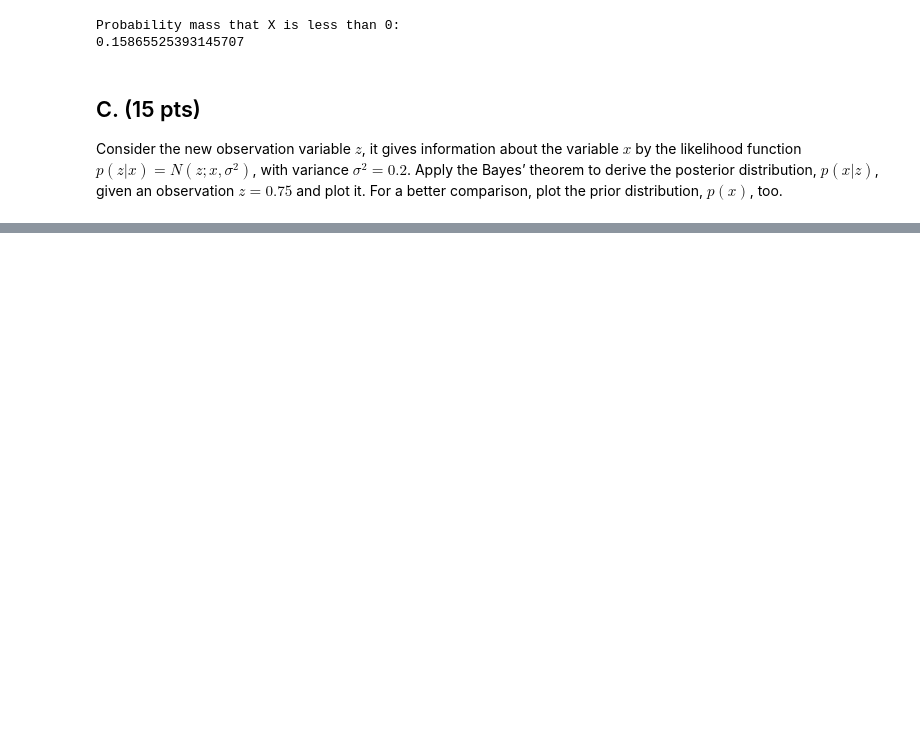
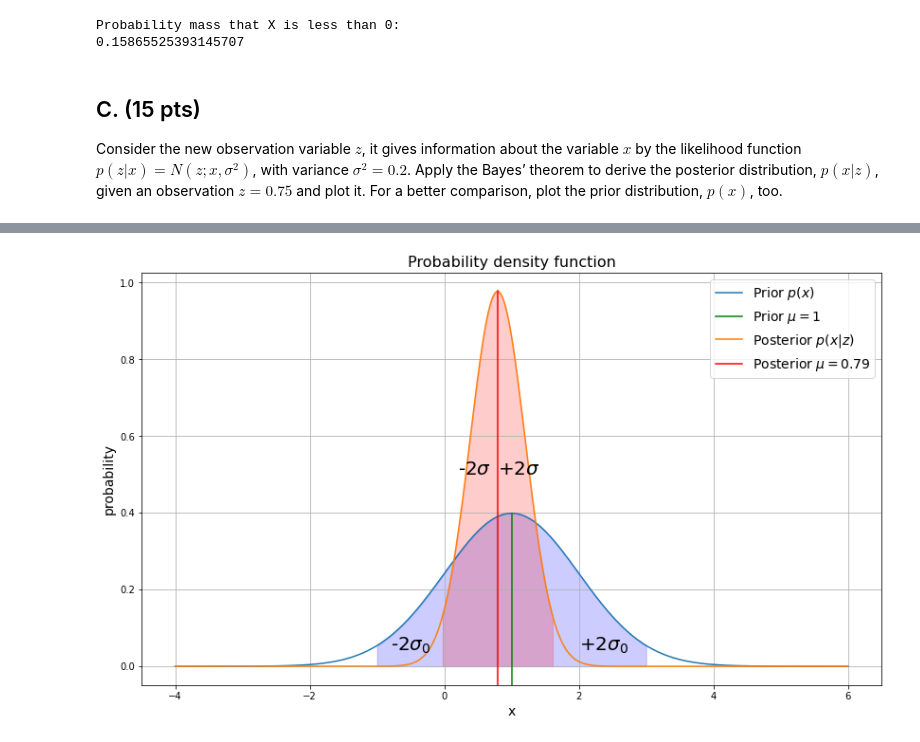
Before and after one commit to PyPaperParrot/Perception-in-Robotics-course-T3-2022-Skoltech, a Jupyter notebook: ps/dgalkin_ps1/task1.ipynb, the cells around one changed output, grey strips where cells are left out. Drawn from its saved outputs; the diff is of its cells as text; code cells hidden in the pictures; blank space fills up the shorter version.

```diff
--- a/ps/dgalkin_ps1/task1.ipynb
+++ b/ps/dgalkin_ps1/task1.ipynb
@@ -74,0 +228,53 @@ plt.show()
+# %%
+def conj_posterior(x, z):
+    var = 1 / (1 / prior.std() + len(z) / 0.2)
+    loc = var * (prior.mean() / prior.std() + np.sum(z) / 0.2)
+    return norm(loc=loc, scale=np.sqrt(var))
+# %%
+x = np.linspace(-4, 6, 400)
+p_x = prior.pdf(x)
+posterior = conj_posterior(x, [z])
+plt.figure(figsize=(14,8))
+
+plt.plot(x, p_x, label=r'Prior $p(x)$')
+plt.axvline(
+    x=prior.mean(),
+    ymin=prior.pdf(x).min(),
+    ymax=(prior.pdf(x).max() + 0.017),
+    color='g', label=r'Prior $\mu =1$'
+    )
+# for fill_between
+prior_conf_interval = np.linspace(
+    prior.mean() - 2*prior.std(),
+    prior.mean() + 2*prior.std(),
+    150
+    )
+plt.fill_between(prior_conf_interval,prior.pdf(prior_conf_interval),alpha=0.2, color='b')
+plt.text(-0.8,0.04,r"-2$\sigma_0$", fontsize=20)
+plt.text(2,0.04,r"+2$\sigma_0$", fontsize=20)
+
+plt.plot(x, posterior.pdf(x), label=r'Posterior $p(x|z)$')
+plt.axvline(
+    x=posterior.mean(),
+    ymin=posterior.pdf(x).min(),
+    ymax=(posterior.pdf(x).max() - 0.02),
+    color='r', label=r'Posterior $\mu =0.79$'
+    )
+# for fill_between
+posterior_conf_interval = np.linspace(
+    posterior.mean() - 2*posterior.std(),
+    posterior.mean() + 2*posterior.std(),
+    150
+    )
+plt.fill_between(posterior_conf_interval,posterior.pdf(posterior_conf_interval),alpha=0.2, color='r')
+plt.text(0.2,0.5,r"-2$\sigma$", fontsize=20)
+plt.text(0.8,0.5,r"+2$\sigma$", fontsize=20)
+
+plt.title(r'Probability density function', size=16)
+plt.xlabel('x', size=14)
+plt.ylabel('probability', size=14)
+plt.legend(prop={'size': 14})
+plt.grid(True)
+plt.show()
+# %% [output]
+[figure, added]
```
Also changed, not shown: parts of 13 cells of this notebook.
